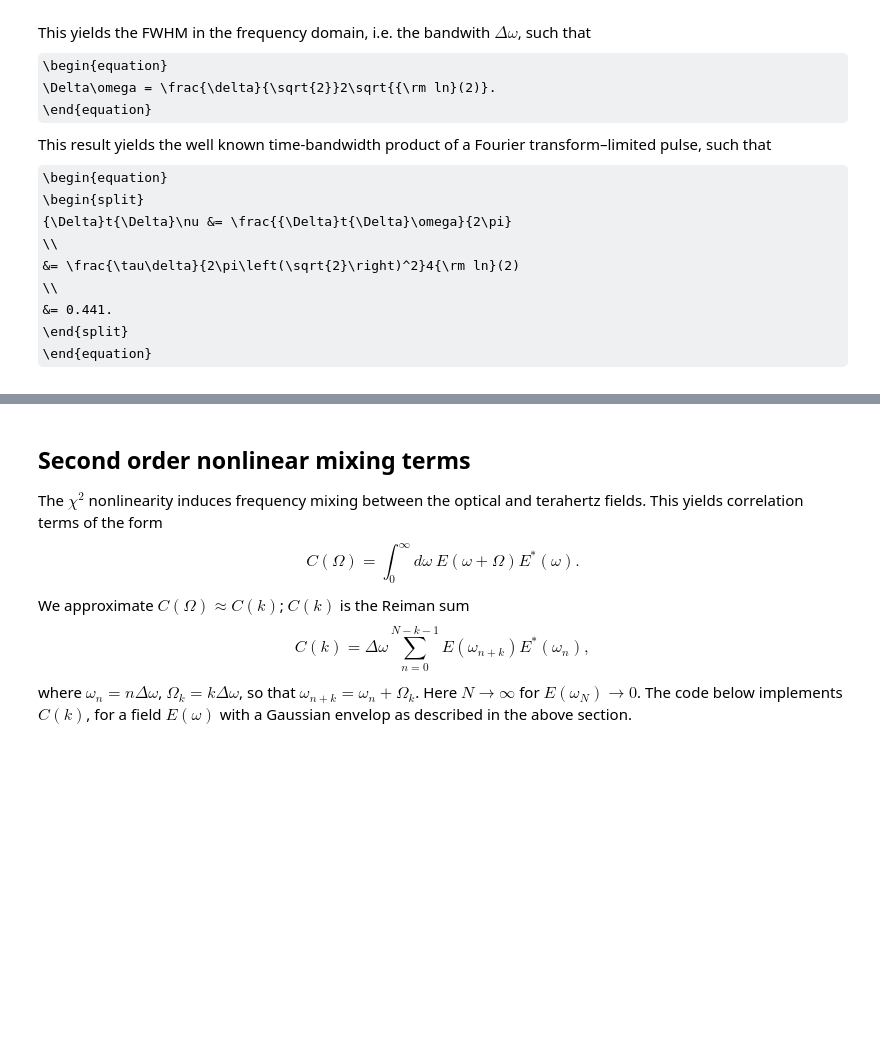
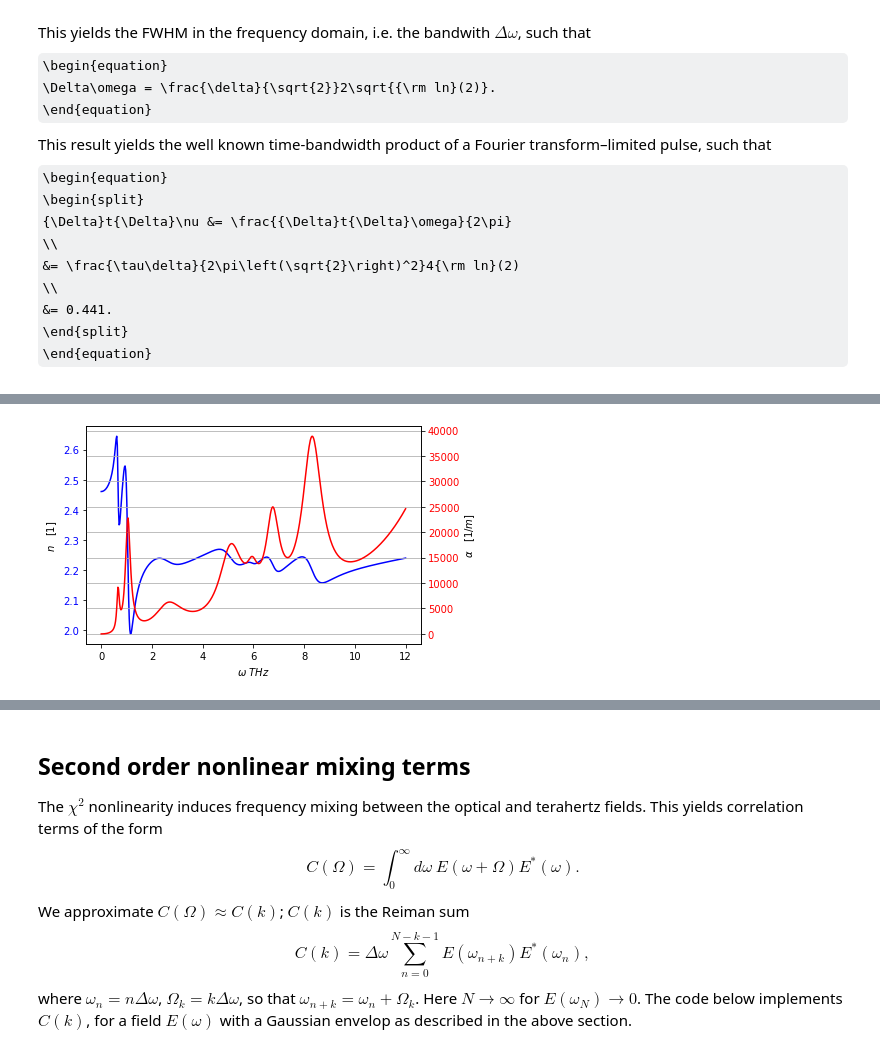
Before and after one commit to p-engel/nonlinear_optics, a Jupyter notebook: optical_rectification/notebook/analysis.ipynb, the cells around one changed output, grey strips where cells are left out. Cells and saved outputs as stored; diff of their text form; code cells hidden in the pictures; some formulas as TeX source; blank space fills up the shorter version.

```diff
--- a/optical_rectification/notebook/analysis.ipynb
+++ b/optical_rectification/notebook/analysis.ipynb
@@ -126,0 +88,20 @@ plt.show()
+# %%
+# Visualize refractive index in THz region
+fig2, ax2 = plt.subplots()
+
+Ω = np.linspace(1e-12, 12, 2**9)  # [THz]
+index_thz = definitions.Index(Ω);
+n_thz = index_thz.n()
+alpha_thz = index_thz.alpha()
+
+ax2.plot(Ω, n_thz, 'b')
+ax2.set_xlabel(r'$\omega$ $THz$')
+ax2.set_ylabel(r"$n \quad [1]$")
+ax2.tick_params(axis='y',labelcolor='b')
+ax3 = ax2.twinx()  # Create a second axes object that shares the same x-axis
+ax3.plot(Ω, alpha_thz, 'r')
+ax3.set_ylabel(r"$\alpha \quad [1/m]$")
+ax3.tick_params(axis='y',labelcolor='r')
+plt.grid(True)
+# %% [output]
+[figure, added]
```
Also changed, not shown: parts of 12 cells of this notebook.
